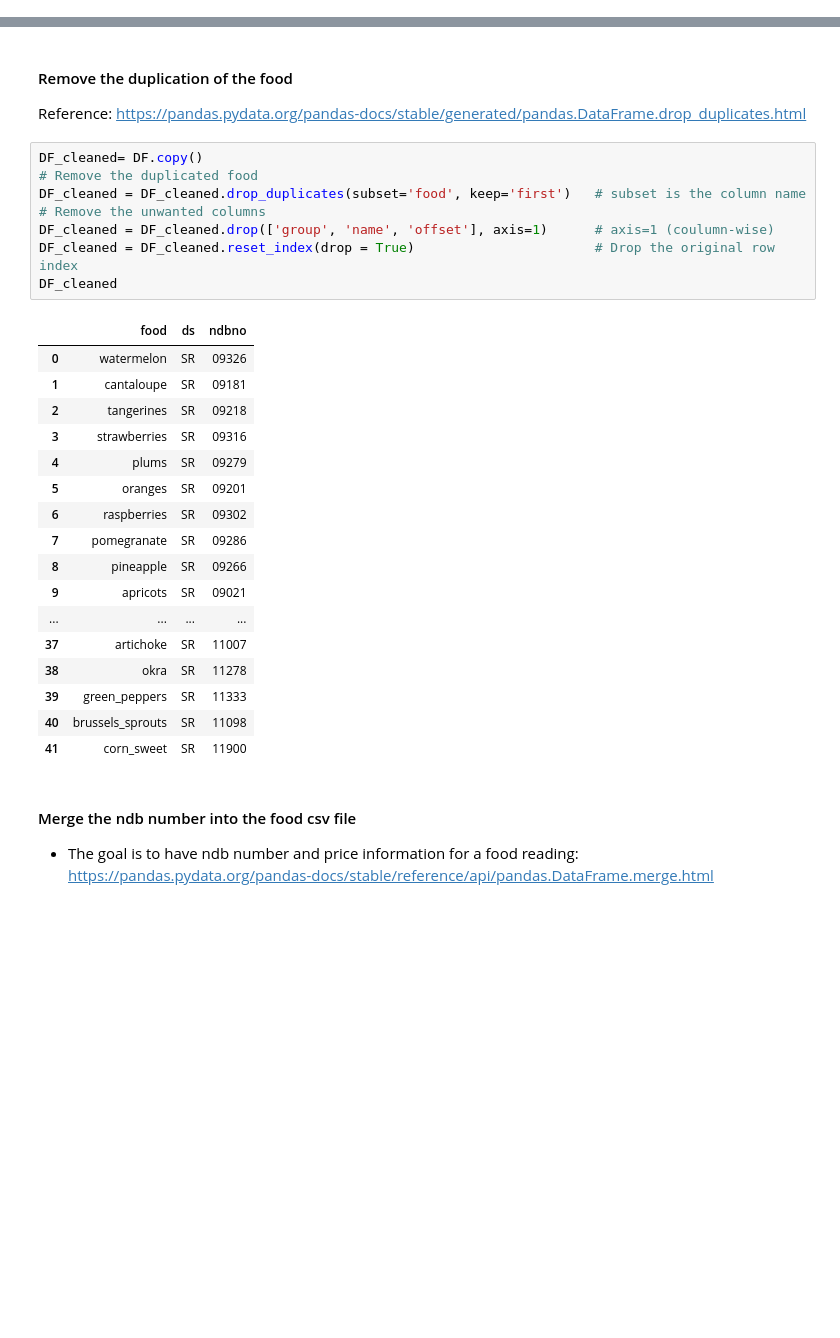
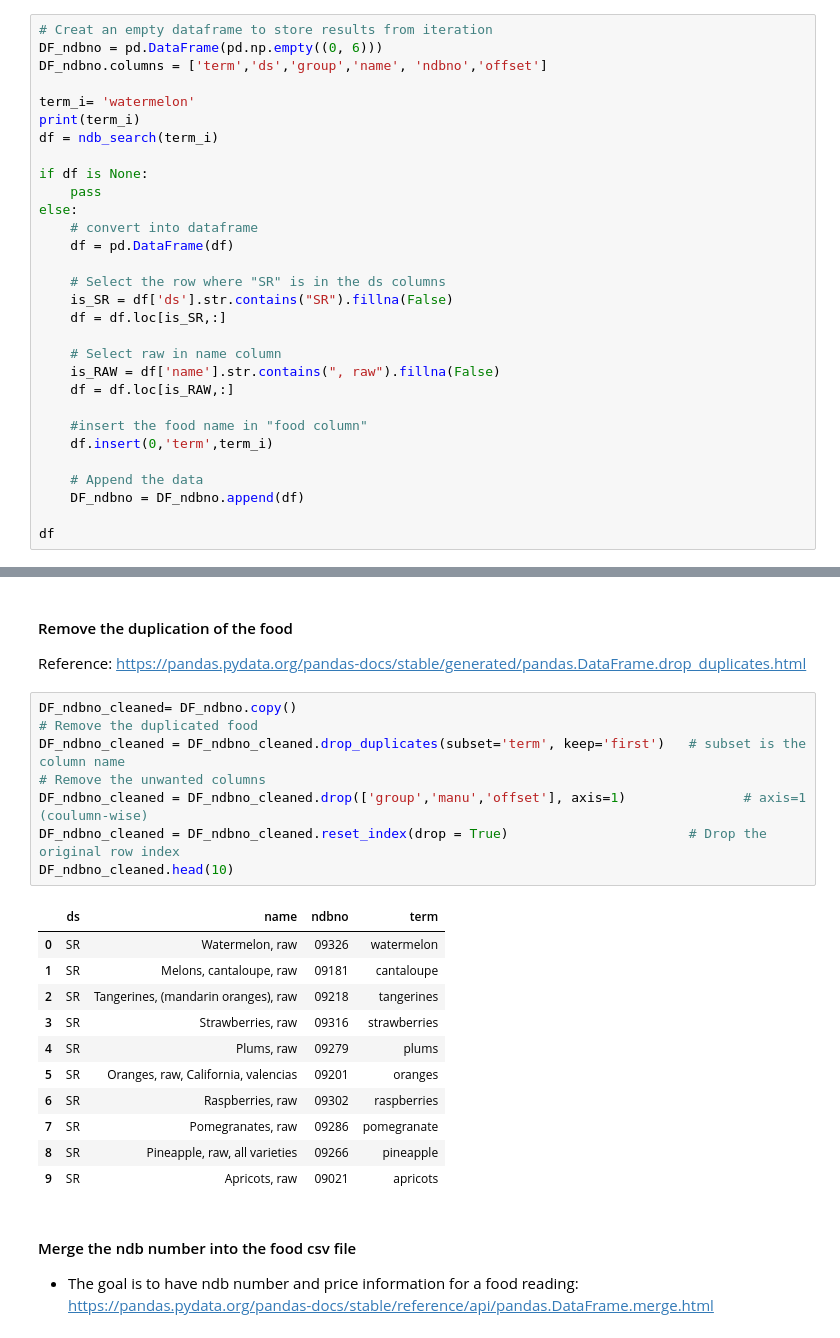
Before and after one commit to Wei-Kuang/STA141B, a Jupyter notebook: HW4/hw4_2019.ipynb, the cells around one changed output, grey strips where cells are left out. Saved outputs shown, nothing was run; the diff lists cells and outputs as text; blank space fills up the shorter version.

```diff
--- a/HW4/hw4_2019.ipynb
+++ b/HW4/hw4_2019.ipynb
@@ -353,0 +234,30 @@ food_list= list(fresh_df['food'])
+# %%
+# Creat an empty dataframe to store results from iteration
+DF_ndbno = pd.DataFrame(pd.np.empty((0, 6)))
+DF_ndbno.columns = ['term','ds','group','name', 'ndbno','offset']
+
+term_i= 'watermelon'
+print(term_i)
+df = ndb_search(term_i)
+
+if df is None:
+    pass
+else:
+    # convert into dataframe
+    df = pd.DataFrame(df)
+
+    # Select the row where "SR" is in the ds columns
+    is_SR = df['ds'].str.contains("SR").fillna(False)
+    df = df.loc[is_SR,:]
+
+    # Select raw in name column
+    is_RAW = df['name'].str.contains(", raw").fillna(False)
+    df = df.loc[is_RAW,:]
+
+    #insert the food name in "food column"
+    df.insert(0,'term',term_i)
+
+    # Append the data
+    DF_ndbno = DF_ndbno.append(df)
+
+df
@@ -392,31 +312,25 @@ DF.head()
 #### Remove the duplication of the food
 Reference: https://pandas.pydata.org/pandas-docs/stable/generated/pandas.DataFrame.drop_duplicates.html
 # %%
-DF_cleaned= DF.copy()
+DF_ndbno_cleaned= DF_ndbno.copy()
 # Remove the duplicated food
-DF_cleaned = DF_cleaned.drop_duplicates(subset='food', keep='first')   # subset is the column name
+DF_ndbno_cleaned = DF_ndbno_cleaned.drop_duplicates(subset='term', keep='first')   # subset is the column name
 # Remove the unwanted columns
-DF_cleaned = DF_cleaned.drop(['group', 'name', 'offset'], axis=1)      # axis=1 (coulumn-wise)
-DF_cleaned = DF_cleaned.reset_index(drop = True)                       # Drop the original row index
-DF_cleaned
+DF_ndbno_cleaned = DF_ndbno_cleaned.drop(['group','manu','offset'], axis=1)               # axis=1 (coulumn-wise)
+DF_ndbno_cleaned = DF_ndbno_cleaned.reset_index(drop = True)                       # Drop the original row index
+DF_ndbno_cleaned.head(10)
 # %% [output]
-|  | food | ds | ndbno |
-| 0 | watermelon | SR | 09326 |
-| 1 | cantaloupe | SR | 09181 |
-| 2 | tangerines | SR | 09218 |
-| 3 | strawberries | SR | 09316 |
-| 4 | plums | SR | 09279 |
-| 5 | oranges | SR | 09201 |
-| 6 | raspberries | SR | 09302 |
-| 7 | pomegranate | SR | 09286 |
-| 8 | pineapple | SR | 09266 |
-| 9 | apricots | SR | 09021 |
-| ... | ... | ... | ... |
-| 37 | artichoke | SR | 11007 |
-| 38 | okra | SR | 11278 |
-| 39 | green_peppers | SR | 11333 |
-| 40 | brussels_sprouts | SR | 11098 |
-| 41 | corn_sweet | SR | 11900 |
+|  | ds | name | ndbno | term |
+| 0 | SR | Watermelon, raw | 09326 | watermelon |
+| 1 | SR | Melons, cantaloupe, raw | 09181 | cantaloupe |
+| 2 | SR | Tangerines, (mandarin oranges), raw | 09218 | tangerines |
+| 3 | SR | Strawberries, raw | 09316 | strawberries |
+| 4 | SR | Plums, raw | 09279 | plums |
+| 5 | SR | Oranges, raw, California, valencias | 09201 | oranges |
+| 6 | SR | Raspberries, raw | 09302 | raspberries |
+| 7 | SR | Pomegranates, raw | 09286 | pomegranate |
+| 8 | SR | Pineapple, raw, all varieties | 09266 | pineapple |
+| 9 | SR | Apricots, raw | 09021 | apricots |
 # %% [markdown]
 #### Merge the ndb number into the food csv file
 * The goal is to have ndb number and price information for a food
```
Also changed, not shown: parts of 58 cells of this notebook.
